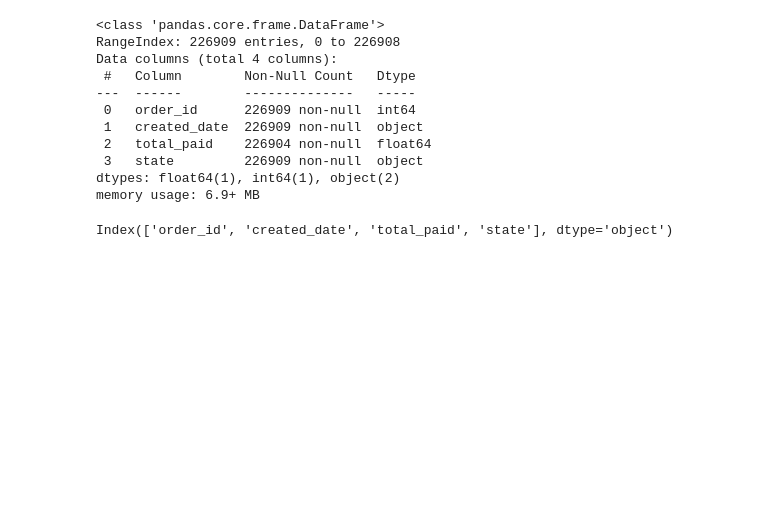
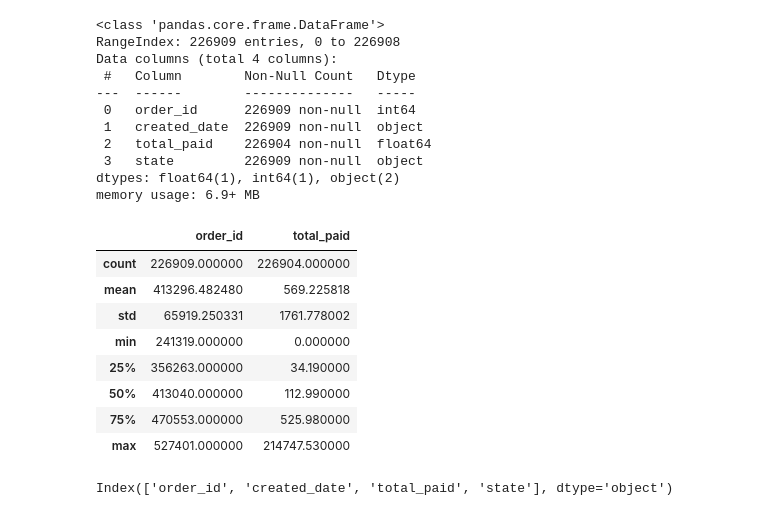
Before and after one commit to kriiis/project_2_pandas_matplotlib, a Jupyter notebook: initial_explorations.ipynb, the cells around one changed output. Cells and saved outputs as stored; diff of their text form; code cells hidden in the pictures; blank space fills up the shorter version.

```diff
--- a/initial_explorations.ipynb
+++ b/initial_explorations.ipynb
@@ -74,6 +96,18 @@ Data columns (total 4 columns):
  3   state         226909 non-null  object
 dtypes: float64(1), int64(1), object(2)
 memory usage: 6.9+ MB
+# %%
+orders.describe()
+# %% [output]
+|  | order_id | total_paid |
+| count | 226909.000000 | 226904.000000 |
+| mean | 413296.482480 | 569.225818 |
+| std | 65919.250331 | 1761.778002 |
+| min | 241319.000000 | 0.000000 |
+| 25% | 356263.000000 | 34.190000 |
+| 50% | 413040.000000 | 112.990000 |
+| 75% | 470553.000000 | 525.980000 |
+| max | 527401.000000 | 214747.530000 |
 # %%
 orders.columns
 # %% [output]
```
Also changed, not shown: parts of 10 cells of this notebook.
